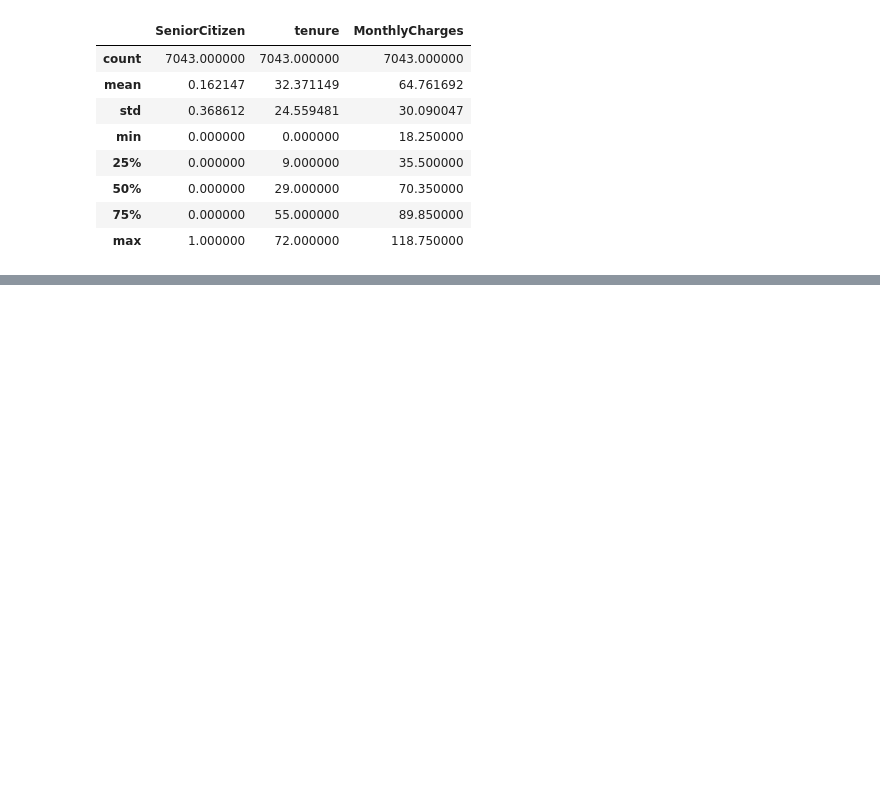
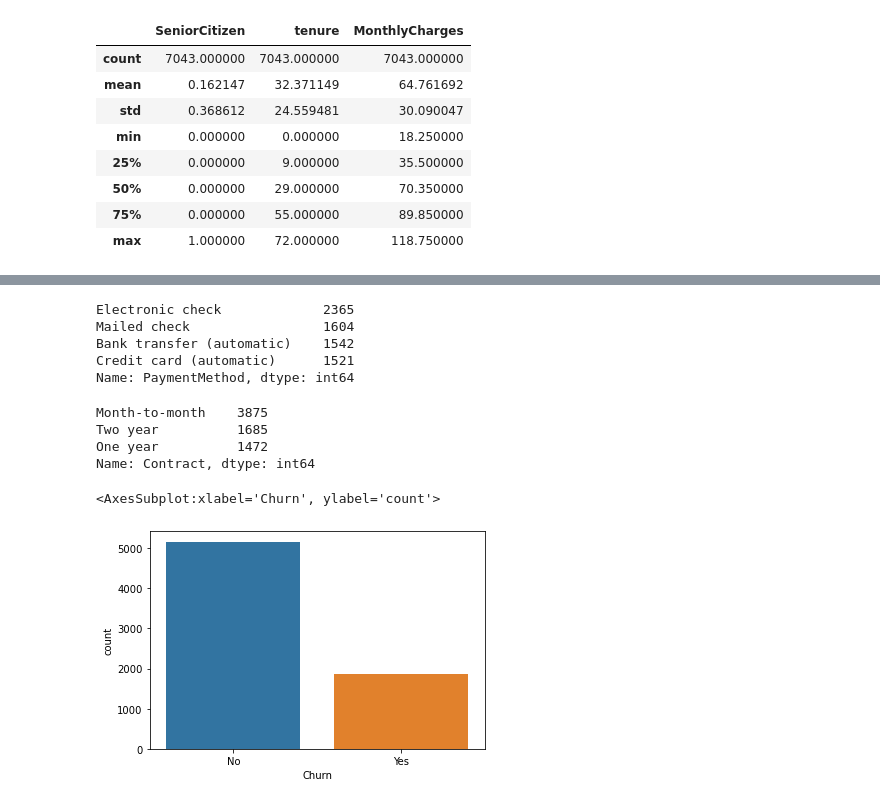
Before and after one commit to berserkarray/IME672, a Jupyter notebook: telco_churn.ipynb, the cells around one changed output, grey strips where cells are left out. Drawn from its saved outputs; the diff is of its cells as text; code cells hidden in the pictures; blank space fills up the shorter version.

```diff
--- a/telco_churn.ipynb
+++ b/telco_churn.ipynb
@@ -51,0 +103,5 @@ df.describe()
+# %%
+import numpy as np
+df["TotalCharges"].replace(' ', np.nan, inplace=True)
+# %%
+df.dropna(subset=["TotalCharges"], inplace=True)
@@ -51,0 +148,2 @@ df.describe()
+# %%
+df = df.dropna()
@@ -51,0 +202,2 @@ df.describe()
+# %%
+df.drop(columns='customerID', inplace=True)##dropping this cause its not useful
@@ -51,0 +213,21 @@ df.describe()
+# %%
+df["PaymentMethod"].value_counts()
+# %% [output]
+Electronic check             2365
+Mailed check                 1604
+Bank transfer (automatic)    1542
+Credit card (automatic)      1521
+Name: PaymentMethod, dtype: int64
+# %%
+df["Contract"].value_counts()
+# %% [output]
+Month-to-month    3875
+Two year          1685
+One year          1472
+Name: Contract, dtype: int64
+# %%
+import seaborn as sns
+sns.countplot(data=df,x="Churn")
+# %% [output]
+<AxesSubplot:xlabel='Churn', ylabel='count'>
+[figure, added]
```
Also changed, not shown: parts of 17 cells of this notebook.
